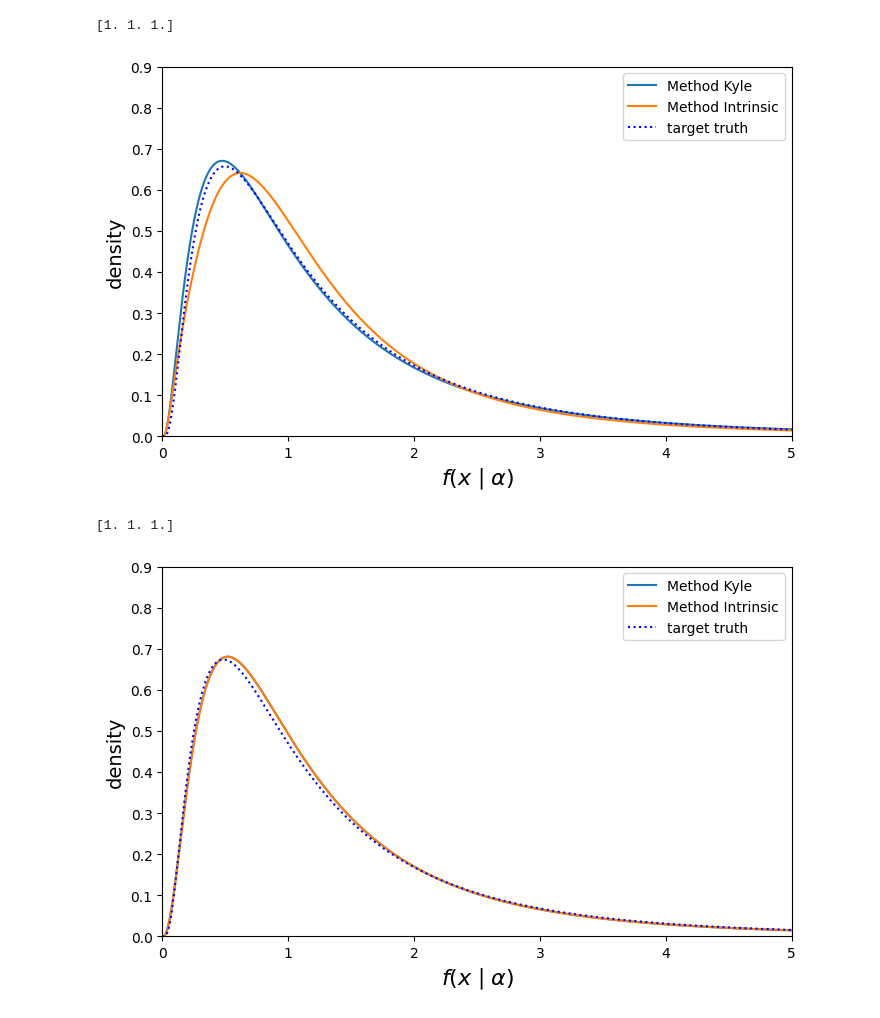
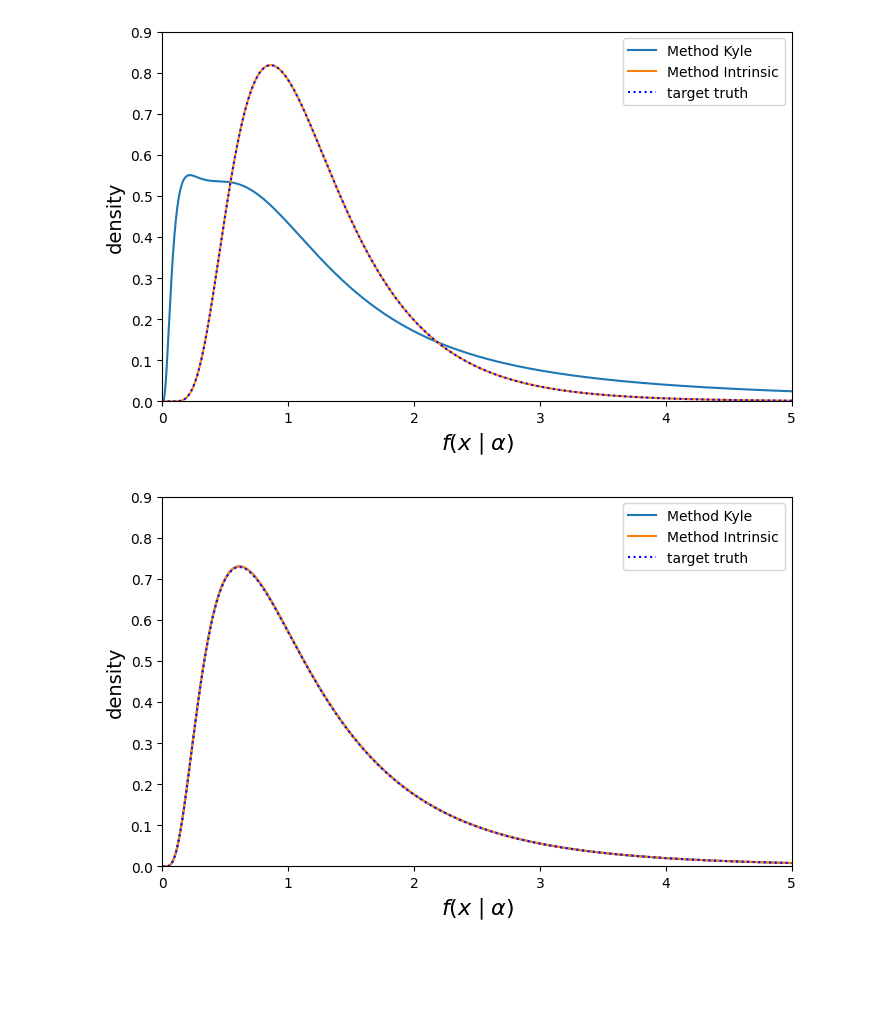
Before and after one commit to JaySandesara/histfactory_interpolation_tools, a Jupyter notebook: ambient_fisher_logGaussian.ipynb, the cells around one changed output. Drawn from its saved outputs; the diff is of its cells as text; code cells hidden in the pictures; blank space fills up the shorter version.

```diff
--- a/ambient_fisher_logGaussian.ipynb
+++ b/ambient_fisher_logGaussian.ipynb
@@ -79,18 +108,18 @@ plot_anchor_interp(
 # %%
+alpha_anchors = np.array([[0.0, 0.0], [0.1, -0.5], [0.0, -0.3]])
 plot_anchor_interp(
-    alpha_target=np.array([0.025, -0.15]),
-    alphas=np.array([[0.0, 0.0], [0.1, -0.5], [0.0, -0.3]]),
+    alpha_target=np.array(alpha_anchors[1]),
+    alphas=alpha_anchors,
     compare_predictions_with_truth = True
 )
 # %% [output]
-[1. 1. 1.]
-[figure, old version]
+[figure, new version]
 # %%
+alpha_anchors = np.array([[0.0, 0.0], [0.1, -0.5], [0.0, -0.3]])
 plot_anchor_interp(
-    alpha_target=np.array([0.0, -0.15]),
-    alphas=np.array([[0.0, 0.0], [0.1, -0.5], [0.0, -0.3]]),
+    alpha_target=np.array(alpha_anchors[2]),
+    alphas=alpha_anchors,
     compare_predictions_with_truth = True
 )
 # %% [output]
-[1. 1. 1.]
-[figure, old version]
+[figure, new version]
```
Also changed, not shown: parts of 7 cells of this notebook, 1 other file.
